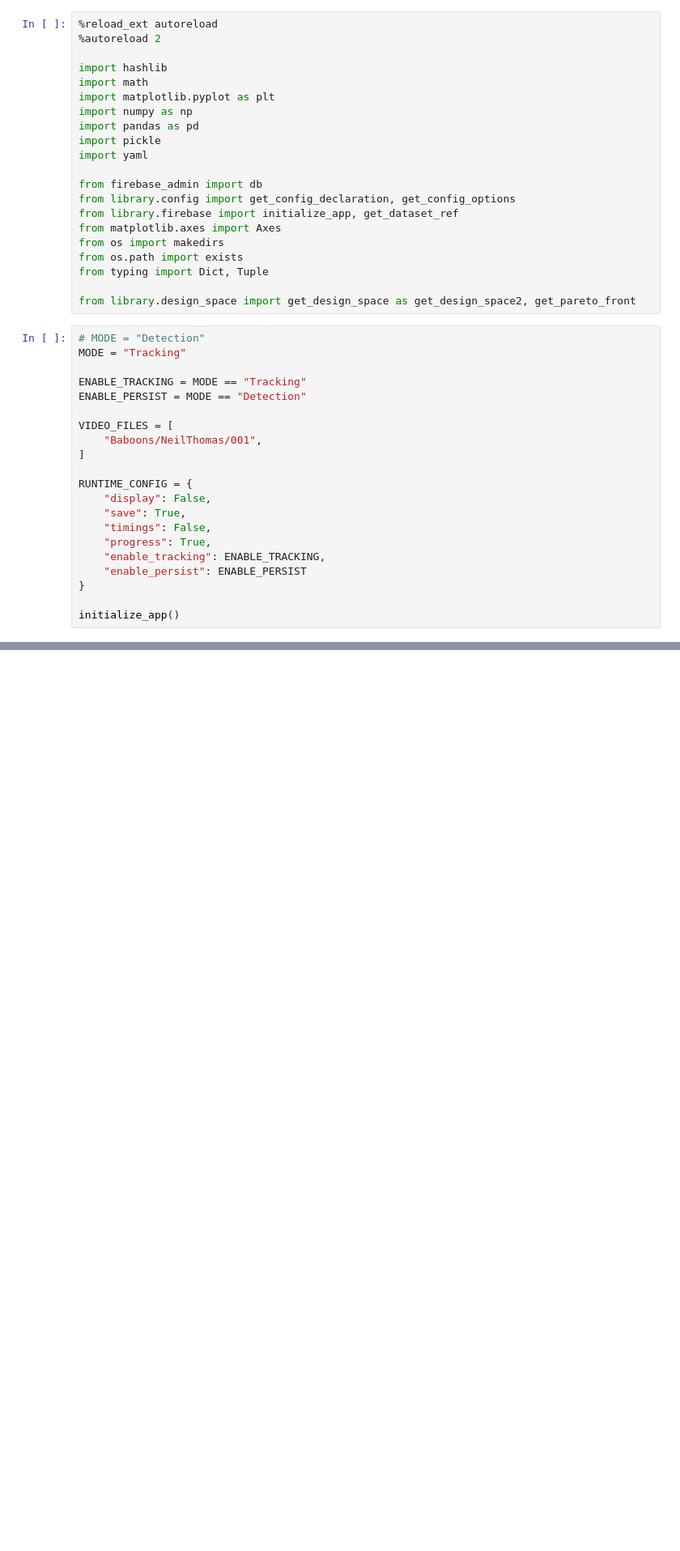
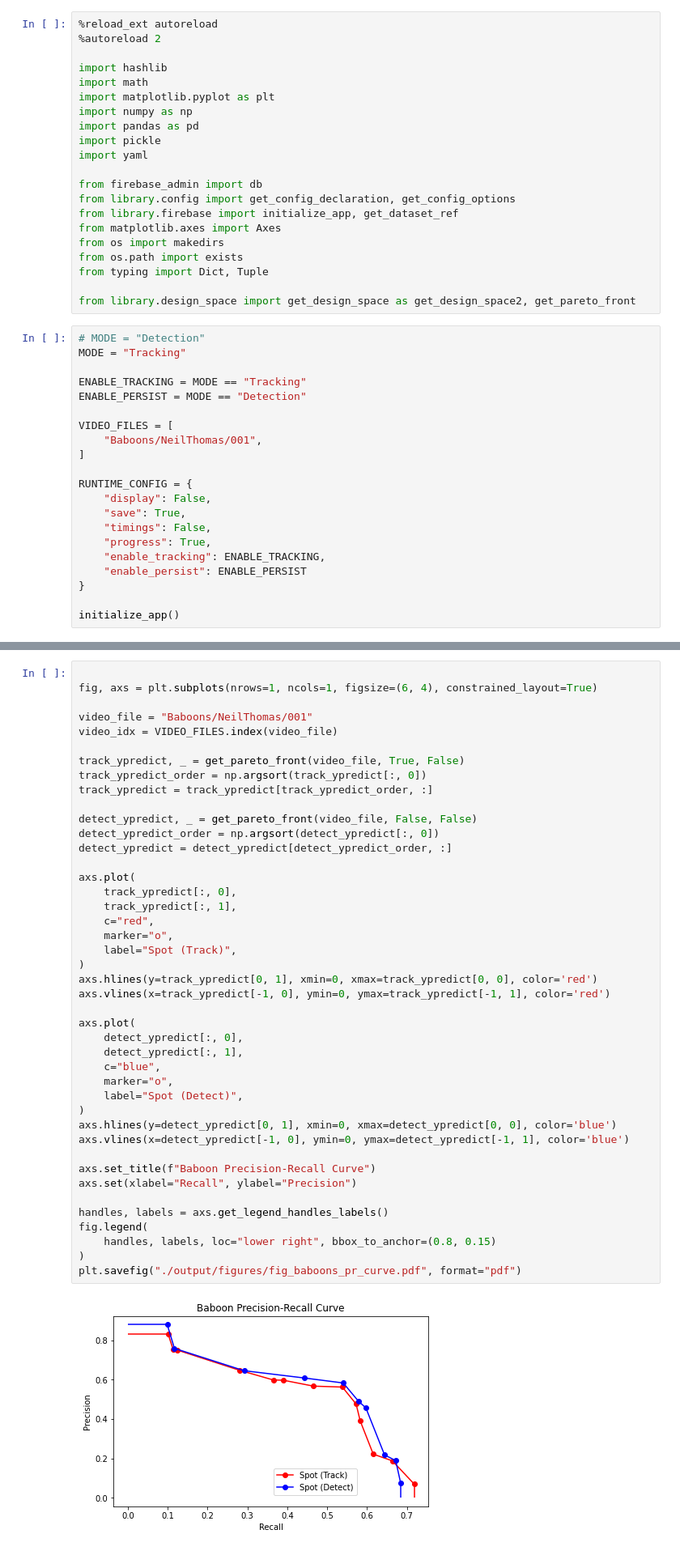
Before and after one commit to UCSD-E4E/baboons-on-the-move, a Jupyter notebook: baboon_plots.ipynb, the cells around one changed output, grey strips where cells are left out. Shown at 81% size. Cells and saved outputs as stored; diff of their text form; blank space fills up the shorter version.

```diff
--- a/baboon_plots.ipynb
+++ b/baboon_plots.ipynb
@@ -286,0 +251,45 @@ Max F1: [0.162402   0.32799722 0.21724098] => 0.07500651098185607
+# %%
+
+fig, axs = plt.subplots(nrows=1, ncols=1, figsize=(6, 4), constrained_layout=True)
+
+video_file = "Baboons/NeilThomas/001"
+video_idx = VIDEO_FILES.index(video_file)
+
+track_ypredict, _ = get_pareto_front(video_file, True, False)
+track_ypredict_order = np.argsort(track_ypredict[:, 0])
+track_ypredict = track_ypredict[track_ypredict_order, :]
+
+detect_ypredict, _ = get_pareto_front(video_file, False, False)
+detect_ypredict_order = np.argsort(detect_ypredict[:, 0])
+detect_ypredict = detect_ypredict[detect_ypredict_order, :]
+
+axs.plot(
+    track_ypredict[:, 0],
+    track_ypredict[:, 1],
+    c="red",
+    marker="o",
+    label="Spot (Track)",
+)
+axs.hlines(y=track_ypredict[0, 1], xmin=0, xmax=track_ypredict[0, 0], color='red')
+axs.vlines(x=track_ypredict[-1, 0], ymin=0, ymax=track_ypredict[-1, 1], color='red')
+
+axs.plot(
+    detect_ypredict[:, 0],
+    detect_ypredict[:, 1],
+    c="blue",
+    marker="o",
+    label="Spot (Detect)",
+)
+axs.hlines(y=detect_ypredict[0, 1], xmin=0, xmax=detect_ypredict[0, 0], color='blue')
+axs.vlines(x=detect_ypredict[-1, 0], ymin=0, ymax=detect_ypredict[-1, 1], color='blue')
+
+axs.set_title(f"Baboon Precision-Recall Curve")
+axs.set(xlabel="Recall", ylabel="Precision")
+
+handles, labels = axs.get_legend_handles_labels()
+fig.legend(
+    handles, labels, loc="lower right", bbox_to_anchor=(0.8, 0.15)
+)
+plt.savefig("./output/figures/fig_baboons_pr_curve.pdf", format="pdf")
+# %% [output]
+[figure, added]
```
Also changed, not shown: parts of 7 cells of this notebook, 6 other files.
